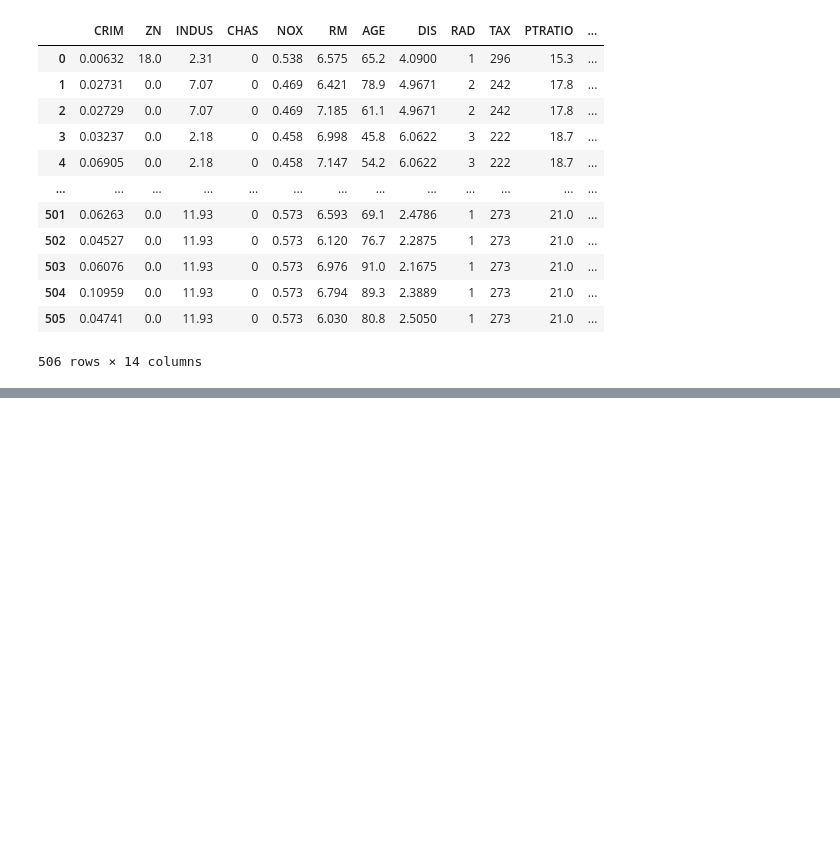
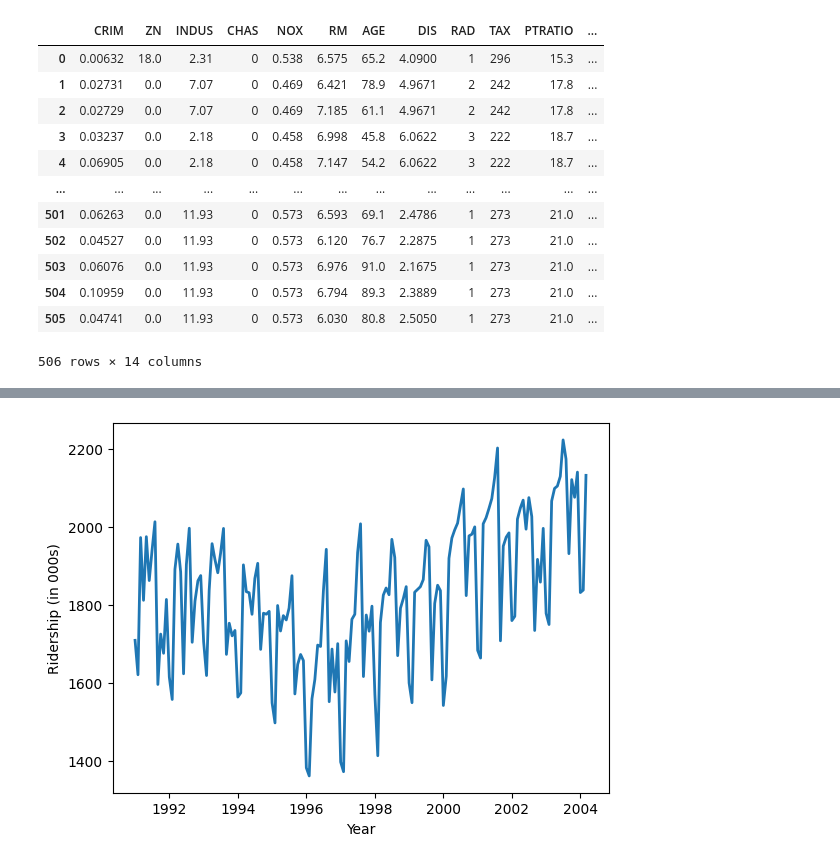
Before and after one commit to brandon-setegn/data-mining-business-analytics, a Jupyter notebook: Chapter3_Data_Visualization.ipynb, the cells around one changed output, grey strips where cells are left out. Drawn from its saved outputs; the diff is of its cells as text; code cells hidden in the pictures; blank space fills up the shorter version.

```diff
--- a/Chapter3_Data_Visualization.ipynb
+++ b/Chapter3_Data_Visualization.ipynb
@@ -61,0 +89,8 @@ housing_df
+# %%
+# matplotlib line graph
+plt.plot(ridership_ts.index.values, ridership_ts.values, linewidth=2)
+plt.xlabel('Year')
+plt.ylabel('Ridership (in 000s)')
+plt.show()
+# %% [output]
+[figure, added]
```
Also changed, not shown: parts of 5 cells of this notebook.
